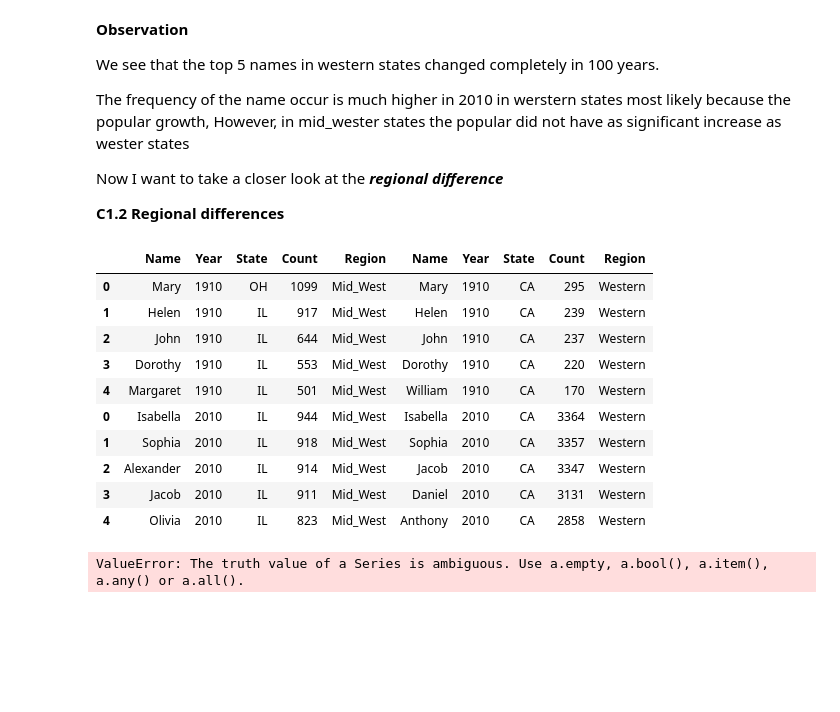
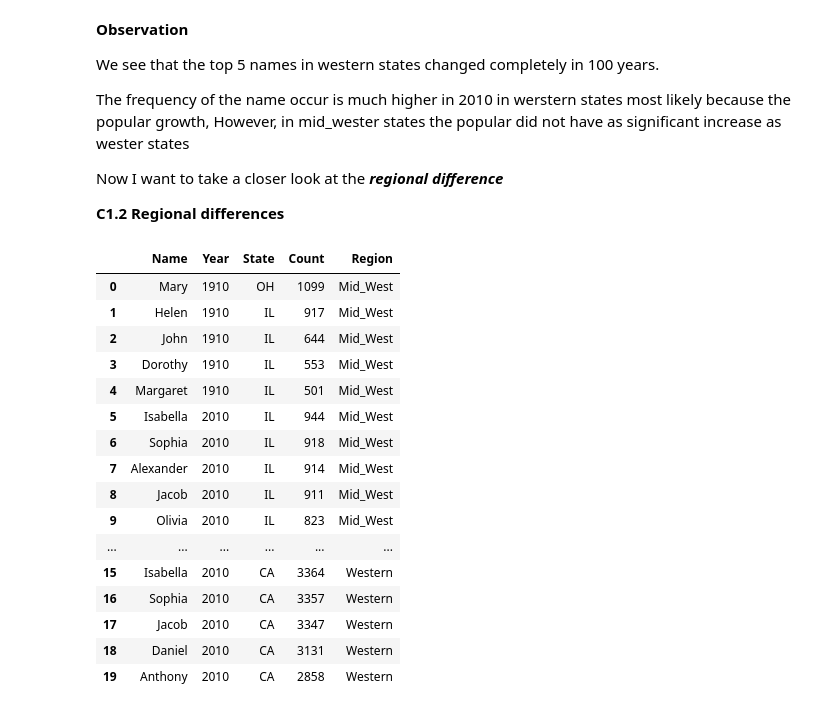
Before and after one commit to data301-2020-winter2/course-project-group_1039, a Jupyter notebook: analysis/Rita/Milestonr2_EDA.ipynb, the cells around one changed output. Cells and saved outputs as stored; diff of their text form; code cells hidden in the pictures; blank space fills up the shorter version.

Commit message:
help fix last graph on region analysis

```diff
--- a/analysis/Rita/Milestonr2_EDA.ipynb
+++ b/analysis/Rita/Milestonr2_EDA.ipynb
@@ -158,7 +158,9 @@ west_2010 = (west_df[west_df["Year"] == 2010]
               .drop(columns=['Gender']) # We are not looking at Gender yet
               .sort_values(by= ['Count'], ascending=False)
               .drop_duplicates(subset=["Name"])
-              .reset_index(drop=True).iloc[:5])
+              .reset_index(drop=True)
+              .iloc[:5]
+            )
 west_2010
 # %% [output]
 |  | Name | Year | State | Count |
@@ -172,7 +174,9 @@ mw_2010 = (mw_df[mw_df["Year"] == 2010]
               .drop(columns=['Gender']) # We are not looking at Gender yet
               .sort_values(by= ['Count'], ascending=False)
               .drop_duplicates(subset=["Name"])
-              .reset_index(drop=True).iloc[:5])
+              .reset_index(drop=True)
+              .iloc[:5]
+          )
 mw_2010
 # %% [output]
 |  | Name | Year | State | Count |
@@ -212,22 +216,24 @@ Now I want to take a closer look at the ***regional difference***
 # %%
 # First we have to assign a new variable "Region", and combine the two regions datasets for analysis
 new_mw_time=mw_time.assign(Region= "Mid_West")
 new_west_time= west_time.assign(Region="Western")
-region_time = pd.concat([new_mw_time, new_west_time], axis=1)
+region_time = pd.concat([new_mw_time, new_west_time], axis=0).reset_index(drop=True)
 region_time
 # %% [output]
-|  | Name | Year | State | Count | Region | Name | Year | State | Count | Region |
-| 0 | Mary | 1910 | OH | 1099 | Mid_West | Mary | 1910 | CA | 295 | Western |
-| 1 | Helen | 1910 | IL | 917 | Mid_West | Helen | 1910 | CA | 239 | Western |
-| 2 | John | 1910 | IL | 644 | Mid_West | John | 1910 | CA | 237 | Western |
-| 3 | Dorothy | 1910 | IL | 553 | Mid_West | Dorothy | 1910 | CA | 220 | Western |
-| 4 | Margaret | 1910 | IL | 501 | Mid_West | William | 1910 | CA | 170 | Western |
-| 0 | Isabella | 2010 | IL | 944 | Mid_West | Isabella | 2010 | CA | 3364 | Western |
-| 1 | Sophia | 2010 | IL | 918 | Mid_West | Sophia | 2010 | CA | 3357 | Western |
-| 2 | Alexander | 2010 | IL | 914 | Mid_West | Jacob | 2010 | CA | 3347 | Western |
-| 3 | Jacob | 2010 | IL | 911 | Mid_West | Daniel | 2010 | CA | 3131 | Western |
-| 4 | Olivia | 2010 | IL | 823 | Mid_West | Anthony | 2010 | CA | 2858 | Western |
+|  | Name | Year | State | Count | Region |
+| 0 | Mary | 1910 | OH | 1099 | Mid_West |
+| 1 | Helen | 1910 | IL | 917 | Mid_West |
+| 2 | John | 1910 | IL | 644 | Mid_West |
+| 3 | Dorothy | 1910 | IL | 553 | Mid_West |
+| 4 | Margaret | 1910 | IL | 501 | Mid_West |
+| 5 | Isabella | 2010 | IL | 944 | Mid_West |
+| 6 | Sophia | 2010 | IL | 918 | Mid_West |
+| 7 | Alexander | 2010 | IL | 914 | Mid_West |
+| 8 | Jacob | 2010 | IL | 911 | Mid_West |
+| 9 | Olivia | 2010 | IL | 823 | Mid_West |
+| ... | ... | ... | ... | ... | ... |
+| 15 | Isabella | 2010 | CA | 3364 | Western |
+| 16 | Sophia | 2010 | CA | 3357 | Western |
+| 17 | Jacob | 2010 | CA | 3347 | Western |
+| 18 | Daniel | 2010 | CA | 3131 | Western |
+| 19 | Anthony | 2010 | CA | 2858 | Western |
-# %%
-sns.pairplot(region_time, hue="Region", palette = "Blues")
-# %% [output]
-ValueError: The truth value of a Series is ambiguous. Use a.empty, a.bool(), a.item(), a.any() or a.all().
```
Also changed, not shown: parts of 3 cells of this notebook.
